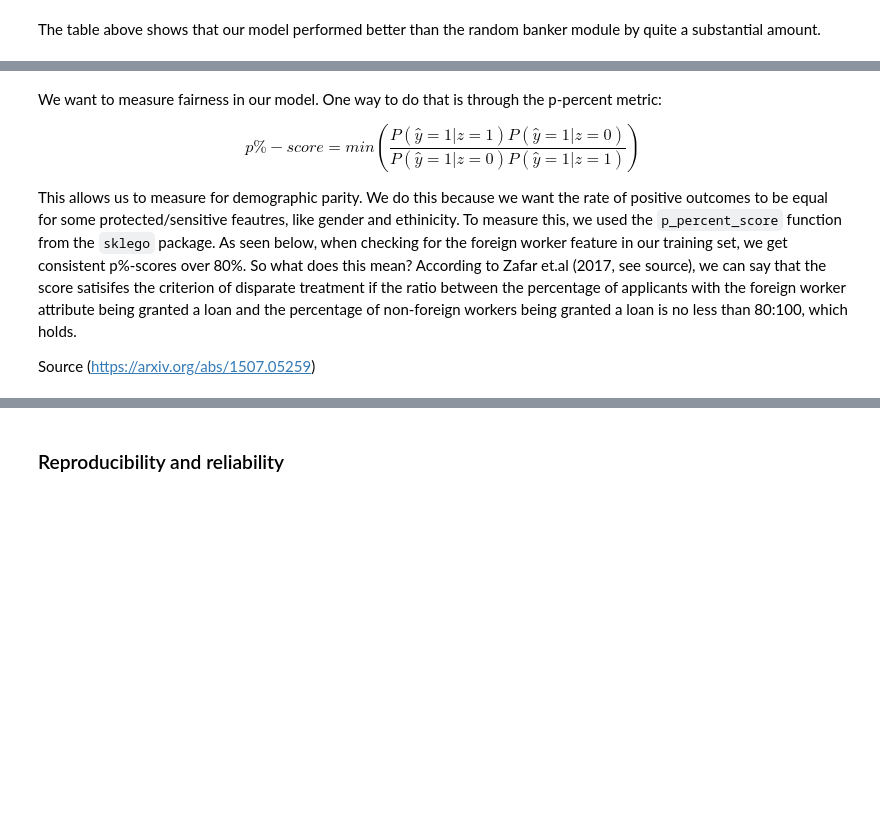
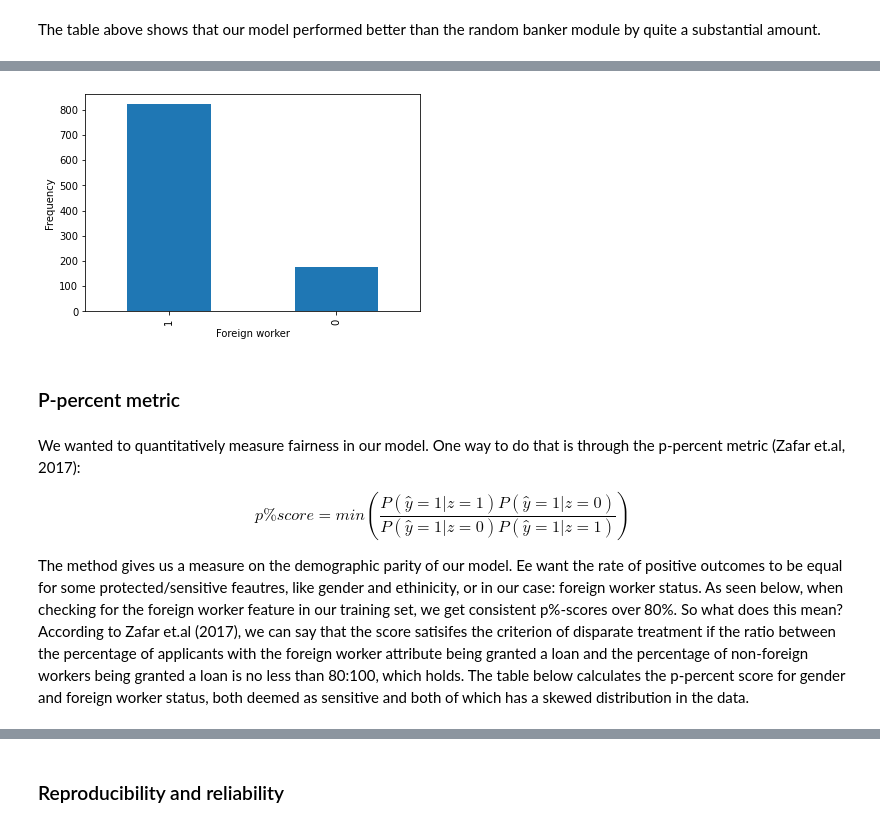
Before and after one commit to Adriyst/ml-society-science, a Jupyter notebook: report.ipynb, the cells around one changed output, grey strips where cells are left out. Cells and saved outputs as stored; diff of their text form; code cells hidden in the pictures; blank space fills up the shorter version.

```diff
--- a/report.ipynb
+++ b/report.ipynb
@@ -492,12 +508,16 @@ The table above shows that our model performed better than the random banker mod
+# %%
+ax = X['foreign_2'].value_counts().plot.bar()
+ax.set_xlabel("Foreign worker")
+ax.set_ylabel("Frequency")
+None
+# %% [output]
+[figure, added]
+# %% [markdown]
+### P-percent metric
 # %% [markdown]
-We want to measure fairness in our model. One way to do that is through the p-percent metric:
+We wanted to quantitatively measure fairness in our model. One way to do that is through the p-percent metric (Zafar et.al, 2017):
 
-$$ p\%-score=min ( \frac{𝑃(𝑦̂ =1|𝑧=1)𝑃(𝑦̂ =1|𝑧=0)} {𝑃(𝑦̂ =1|𝑧=0)𝑃(𝑦̂ =1|𝑧=1)})$$
+$$ p\%score=min ( \frac{𝑃(𝑦̂ =1|𝑧=1)𝑃(𝑦̂ =1|𝑧=0)} {𝑃(𝑦̂ =1|𝑧=0)𝑃(𝑦̂ =1|𝑧=1)})$$
 
-This allows us to measure for demographic parity. We do this because we want the rate of positive outcomes to be equal for some protected/sensitive feautres, like gender and ethinicity. To measure this, we used the `p_percent_score` function from the `sklego` package. As seen below, when checking for the foreign worker feature in our training set, we get consistent p%-scores over 80%. So what does this mean? According to Zafar et.al (2017, see source), we can say that the score satisifes the criterion of disparate treatment if the ratio between the percentage of applicants with the foreign worker attribute being granted a loan and the percentage of
-non-foreign workers being granted a loan is no less than 80:100, which holds.
-
-
-
-
-Source (https://arxiv.org/abs/1507.05259)
+The method gives us a measure on the demographic parity of our model. Ee want the rate of positive outcomes to be equal for some protected/sensitive feautres, like gender and ethinicity, or in our case: foreign worker status. As seen below, when checking for the foreign worker feature in our training set, we get consistent p%-scores over 80%. So what does this mean? According to Zafar et.al (2017), we can say that the score satisifes the criterion of disparate treatment if the ratio between the percentage of applicants with the foreign worker attribute being granted a loan and the percentage of
+non-foreign workers being granted a loan is no less than 80:100, which holds. The table below calculates the p-percent score for gender and foreign worker status, both deemed as sensitive and both of which has a skewed distribution in the data.
```
Also changed, not shown: parts of 16 cells of this notebook.
